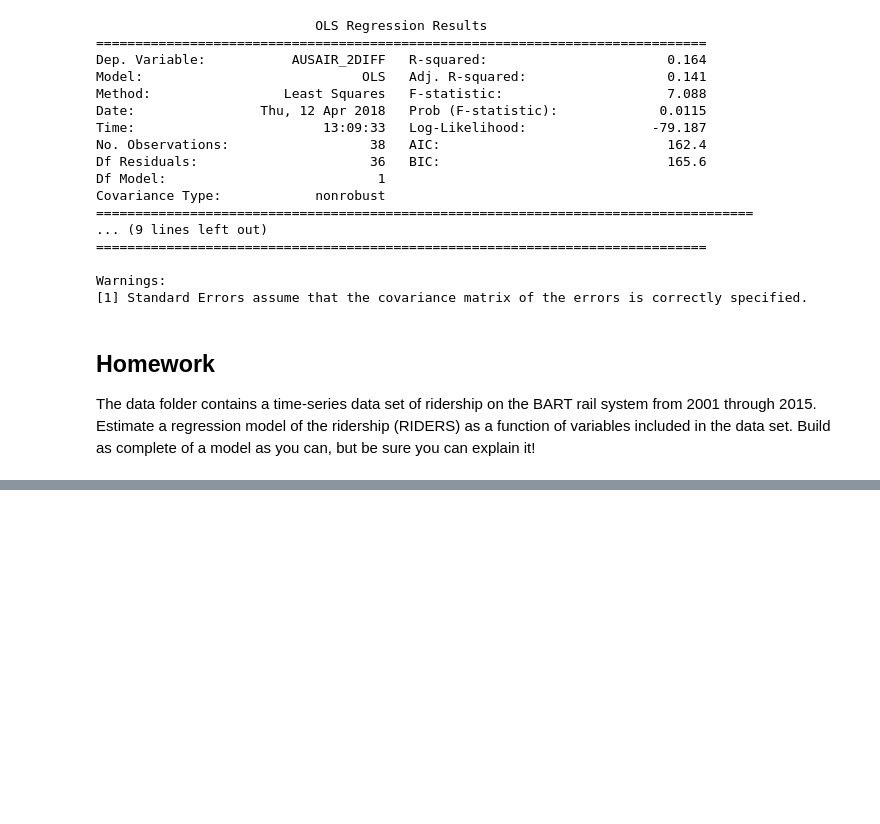
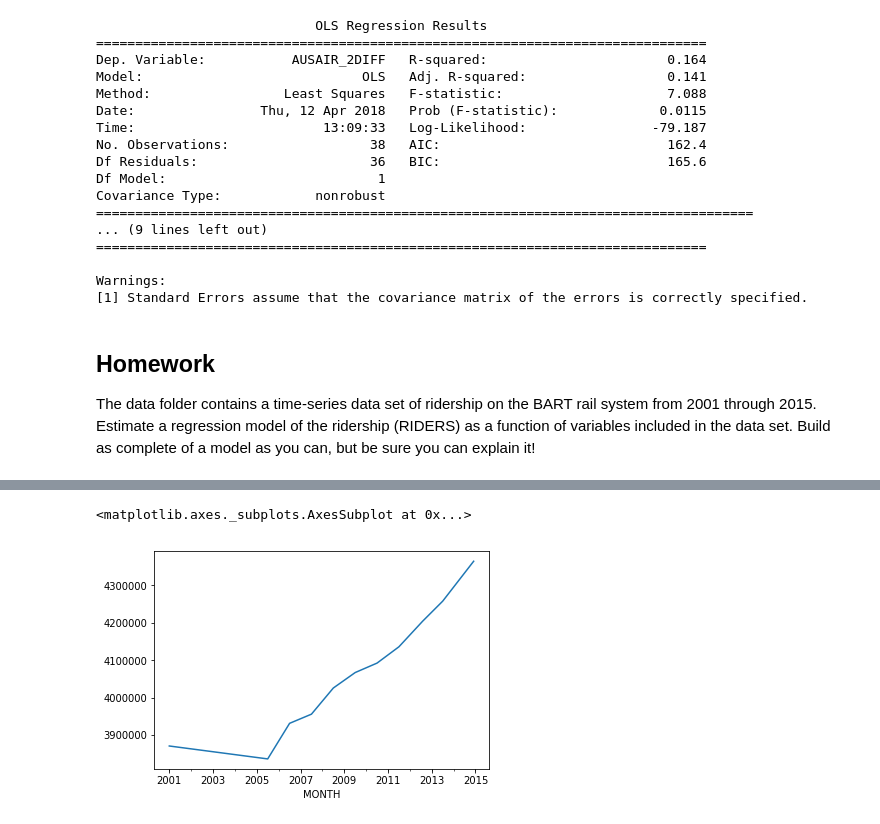
Before and after one commit to jawadmhoque/ce599, a Jupyter notebook: 23-Time Series/time-series.ipynb, the cells around one changed output, grey strips where cells are left out. Saved outputs shown, nothing was run; the diff lists cells and outputs as text; code cells hidden in the pictures; blank space fills up the shorter version.

```diff
--- a/23-Time Series/time-series.ipynb
+++ b/23-Time Series/time-series.ipynb
@@ -251,0 +270,6 @@ The data folder contains a time-series data set of ridership on the BART rail sy
+# %%
+
+bart['POP'].plot()
+# %% [output]
+<matplotlib.axes._subplots.AxesSubplot at 0x...>
+[figure, added]
```
Also changed, not shown: parts of 6 cells of this notebook.
